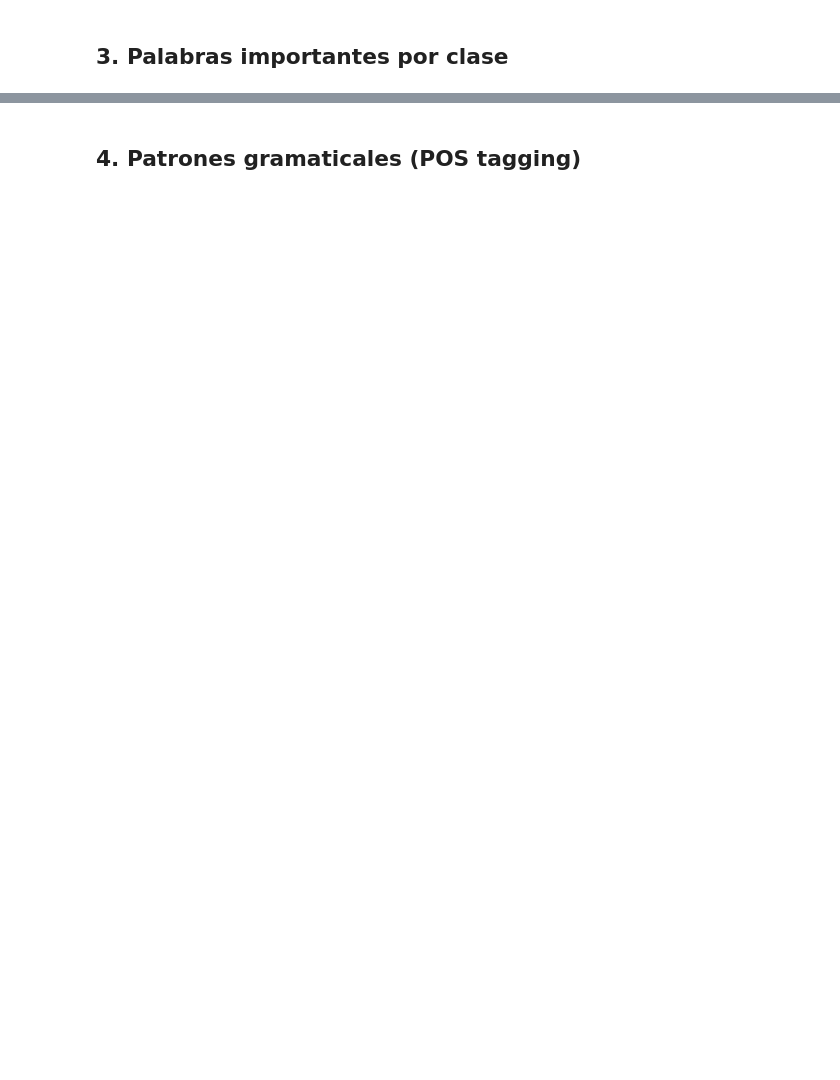
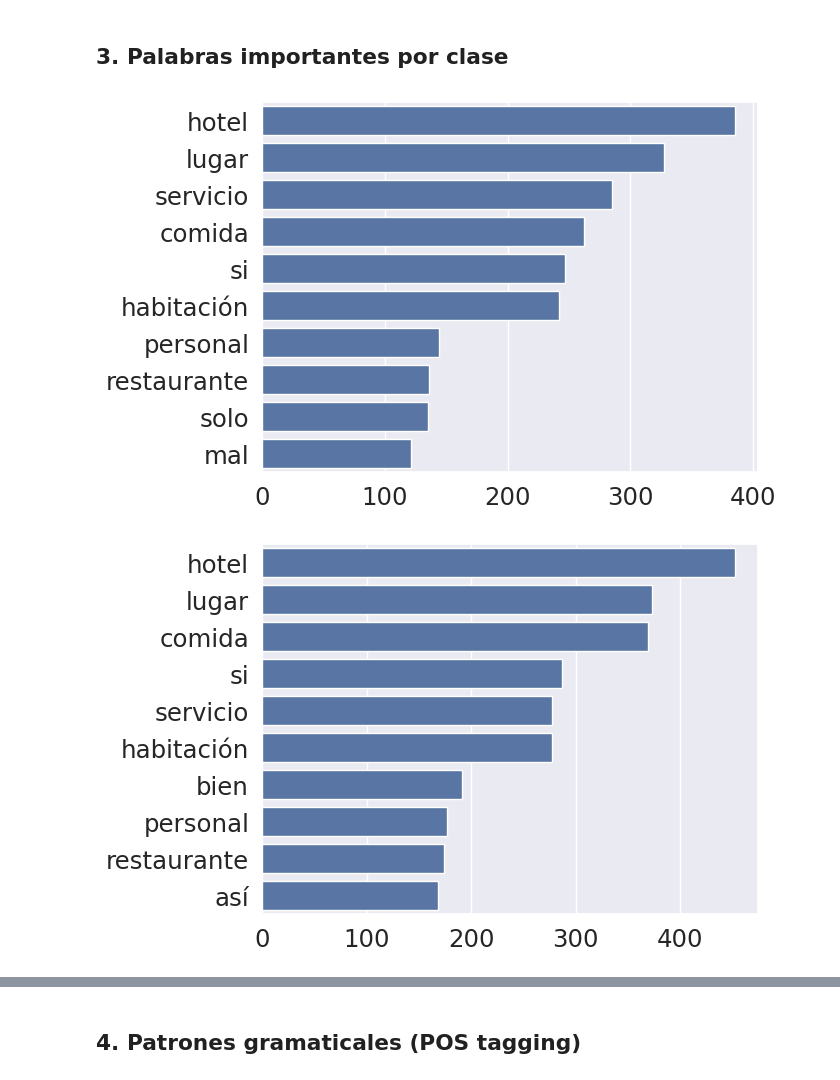
Before and after one commit to Gustavo-HA/MCE_Tercer-Semestre, a Jupyter notebook: NLP-Vision/Tareas/T1/prueba.ipynb, the cells around one changed output, grey strips where cells are left out. Drawn from its saved outputs; the diff is of its cells as text; code cells hidden in the pictures; blank space fills up the shorter version.

```diff
--- a/NLP-Vision/Tareas/T1/prueba.ipynb
+++ b/NLP-Vision/Tareas/T1/prueba.ipynb
@@ -37,8 +42,13 @@ spanish_stopwords = set(stopwords.words('spanish'))
 
 contador_stopwords = 0
 
+stopwords_corpus = set()
+
 for token in tokens:
     if token.lower() in spanish_stopwords:
         contador_stopwords += 1
+        stopwords_corpus.add(token.lower())
 
+print(f"Numero de stopwords: {contador_stopwords}")
+print(f"Numero de stopwords en el vocabulario: {len(stopwords_corpus)}")
 print(f"Porcentaje de stopwords: {contador_stopwords / len(tokens) * 100 if tokens else 0:.3f}%")
@@ -120,21 +175,26 @@ data_normalizada = data.copy()
 data_normalizada["Review"] = data_normalizada["Review"].apply(normalizar_texto)
 # %%
 # Palabras mas utilizadas por clase
+
+font = {'fontsize': 18, 'fontweight': 'medium', 'family': 'serif'}
+
+sns.set_theme(font_scale=1.6)
+
 for clase in sorted(data_normalizada["Polarity"].unique()):
     corpus_r = data_normalizada.loc[data_normalizada["Polarity"] == clase,"Review"].tolist()
 
     tokens_r = [word for review in corpus_r for word in tokenizer.tokenize(review)]
     freq = FreqDist(tokens_r)
 
     palabra_array = []
     frecuencia_array = []
     for palabra, frecuencia in freq.most_common(10):
         palabra_array.append(palabra)
         frecuencia_array.append(frecuencia)
 
     sns.barplot(x=frecuencia_array, y=palabra_array, orient="h")
-    plt.title(f"Palabras más comunes en reseñas de clase {clase:.0f}")
-    plt.xlabel("Frecuencia")
-    plt.ylabel("Palabra")
-    plt.savefig(f"./figures/palabras_comunes_clase_{clase:.0f}.png", bbox_inches='tight')
+    plt.savefig(f"./figures/palabras_comunes_clase_{clase:.0f}.pdf", bbox_inches='tight', dpi=400)
     plt.show()
+# %% [output]
+[figure, added]
+[figure, added]
```
Also changed, not shown: parts of 25 cells of this notebook, 14 other files.
